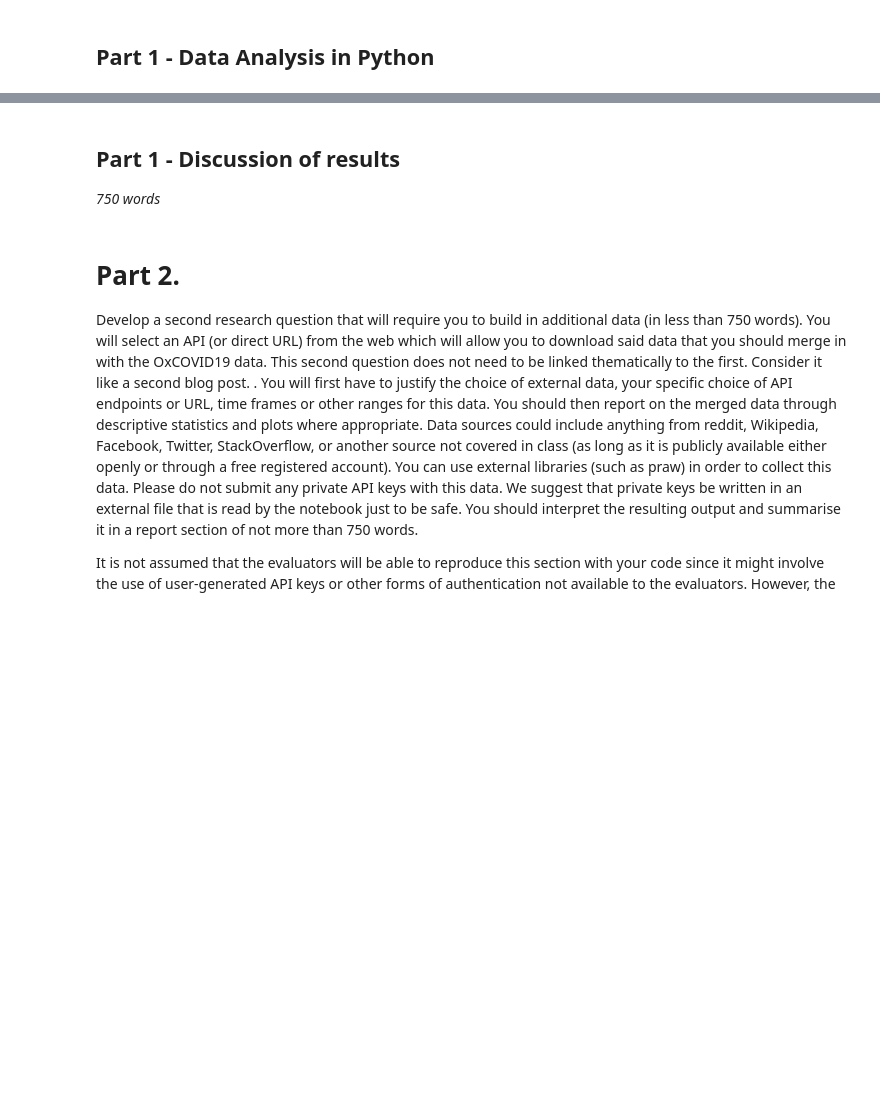
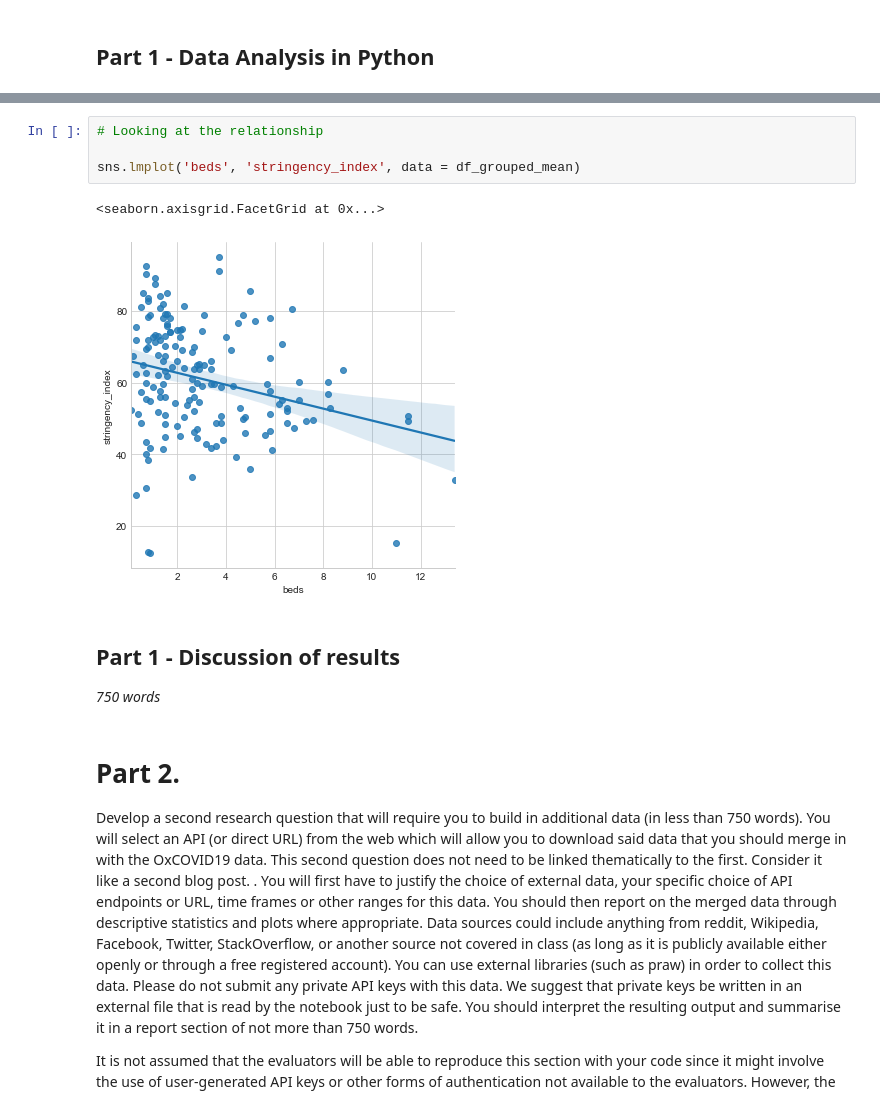
Before and after one commit to wbhz/COVID-19-Analyses, a Jupyter notebook: Willem_Zents_Fundamentals_Summative.ipynb, the cells around one changed output, grey strips where cells are left out. Cells and saved outputs as stored; diff of their text form; blank space fills up the shorter version.

```diff
--- a/Willem_Zents_Fundamentals_Summative.ipynb
+++ b/Willem_Zents_Fundamentals_Summative.ipynb
@@ -89,3 +114,10 @@ dtype: int64
+# %%
+# Looking at the relationship
+
+sns.lmplot('beds', 'stringency_index', data = df_grouped_mean)
+# %% [output]
+<seaborn.axisgrid.FacetGrid at 0x...>
+[figure, added]
 # %% [markdown]
 ## Part 1 - Discussion of results
 *750 words*
```
Also changed, not shown: parts of 9 cells of this notebook.
